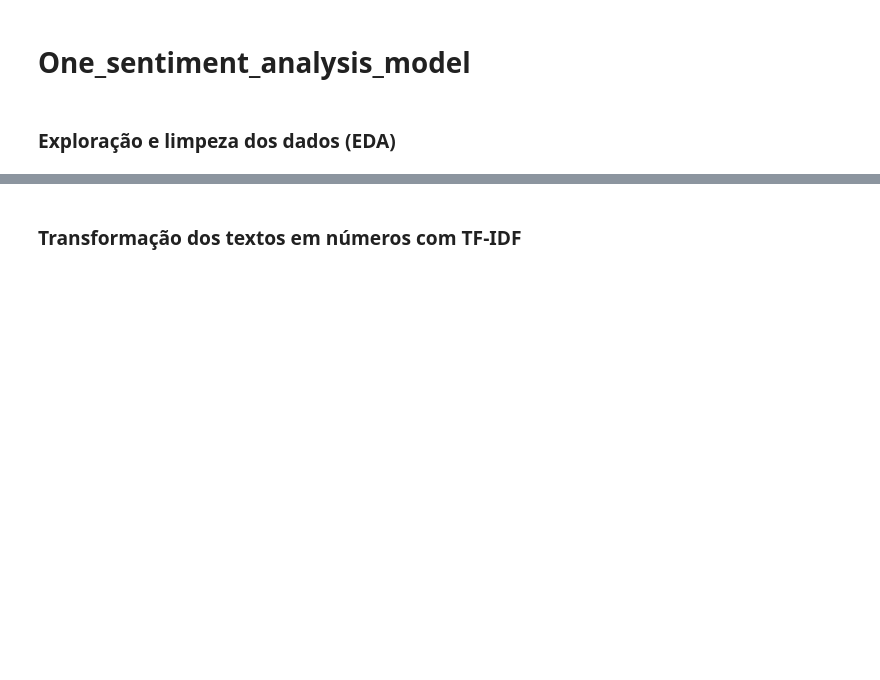
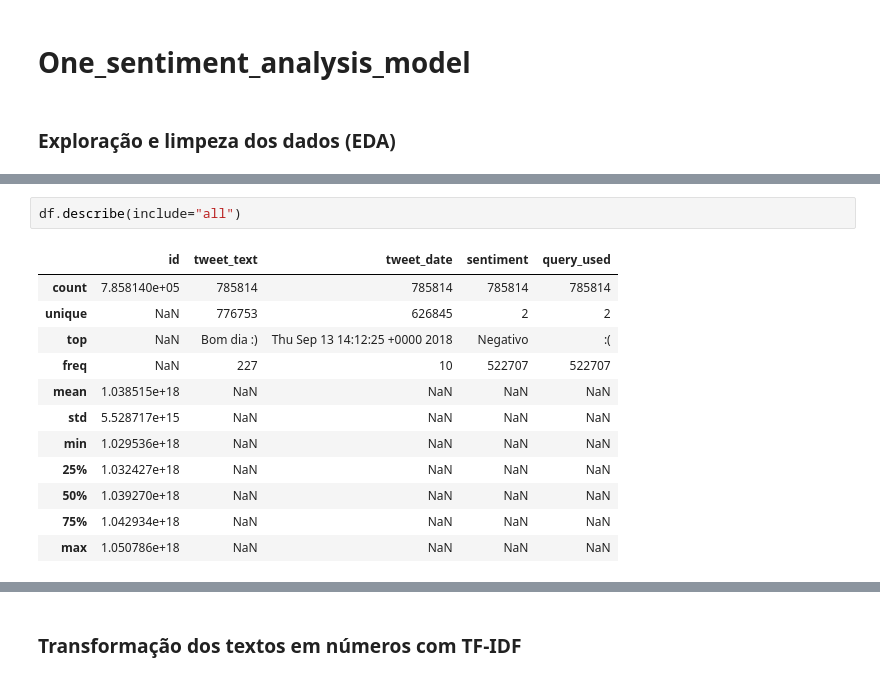
Before and after one commit to ONE-sentiment-analysis/One_sentiment_analysis_model, a Jupyter notebook: src/notebooks/00_One_sentiment_analysis_model.ipynb, the cells around one changed output, grey strips where cells are left out. Cells and saved outputs as stored; diff of their text form; blank space fills up the shorter version.

```diff
--- a/src/notebooks/00_One_sentiment_analysis_model.ipynb
+++ b/src/notebooks/00_One_sentiment_analysis_model.ipynb
@@ -7,0 +82,15 @@
+# %%
+df.describe(include="all")
+# %% [output]
+|  | id | tweet_text | tweet_date | sentiment | query_used |
+| count | 7.858140e+05 | 785814 | 785814 | 785814 | 785814 |
+| unique | NaN | 776753 | 626845 | 2 | 2 |
+| top | NaN | Bom dia :) | Thu Sep 13 14:12:25 +0000 2018 | Negativo | :( |
+| freq | NaN | 227 | 10 | 522707 | 522707 |
+| mean | 1.038515e+18 | NaN | NaN | NaN | NaN |
+| std | 5.528717e+15 | NaN | NaN | NaN | NaN |
+| min | 1.029536e+18 | NaN | NaN | NaN | NaN |
+| 25% | 1.032427e+18 | NaN | NaN | NaN | NaN |
+| 50% | 1.039270e+18 | NaN | NaN | NaN | NaN |
+| 75% | 1.042934e+18 | NaN | NaN | NaN | NaN |
+| max | 1.050786e+18 | NaN | NaN | NaN | NaN |
```
Also changed, not shown: parts of 33 cells of this notebook.
